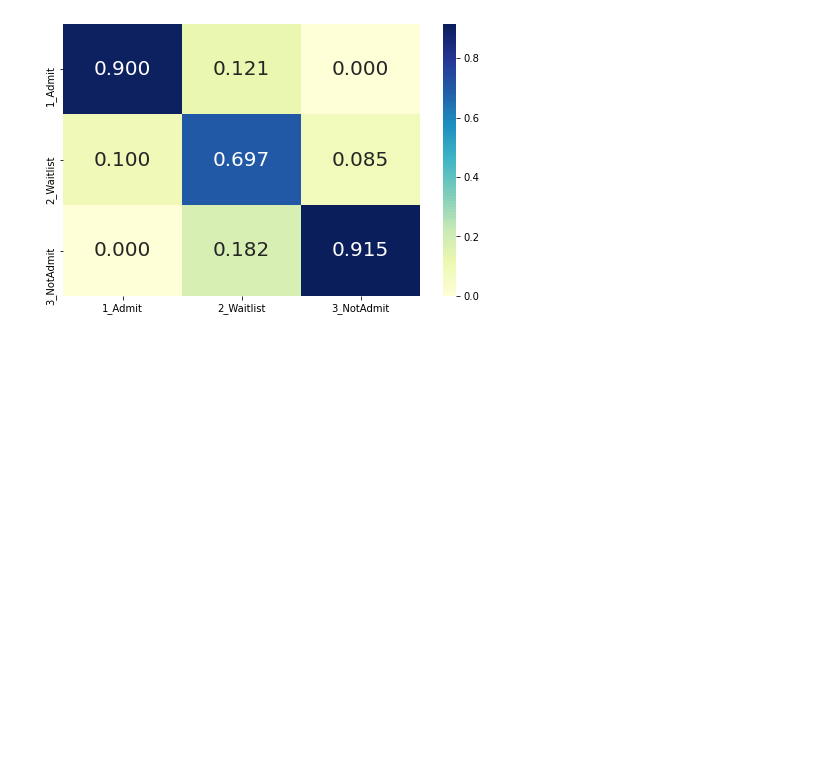
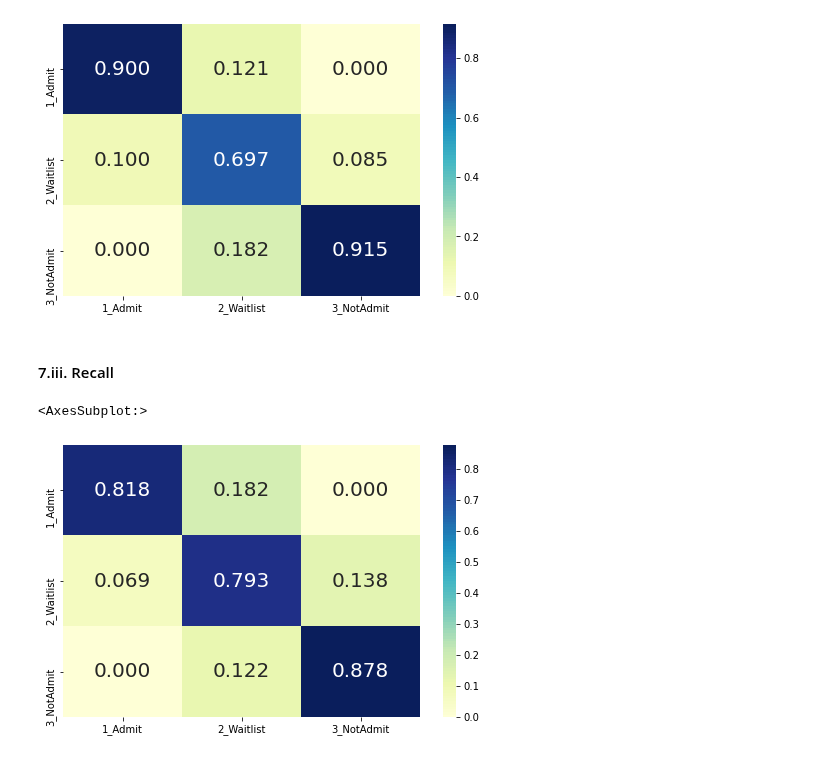
Before and after one commit to harera3/ML_Portfolio, a Jupyter notebook: 25_Admissions_Multiclass_Classification.ipynb, the cells around one changed output. Drawn from its saved outputs; the diff is of its cells as text; code cells hidden in the pictures; blank space fills up the shorter version.

Commit message:
7.iii. recall

```diff
--- a/25_Admissions_Multiclass_Classification.ipynb
+++ b/25_Admissions_Multiclass_Classification.ipynb
@@ -493,3 +493,16 @@ sns.heatmap(prec_rdf_df, cmap=color, annot=True,
 # %% [output]
 <AxesSubplot:>
 [figure]
+# %% [markdown]
+#### 7.iii. Recall
+# %%
+row_sums = rdf_mx.sum(axis=1, keepdims=True)
+rec_rdf = rdf_mx / row_sums
+rec_rdf_df = pd.DataFrame(rec_rdf, index=labels, columns=labels)
+color = sns.color_palette('YlGnBu', 100)
+fig, ax = plt.subplots(figsize=(8,5))
+sns.heatmap(rec_rdf_df, cmap=color, annot=True,
+            fmt=".3f", annot_kws={"size": 20})
+# %% [output]
+<AxesSubplot:>
+[figure, added]
```
